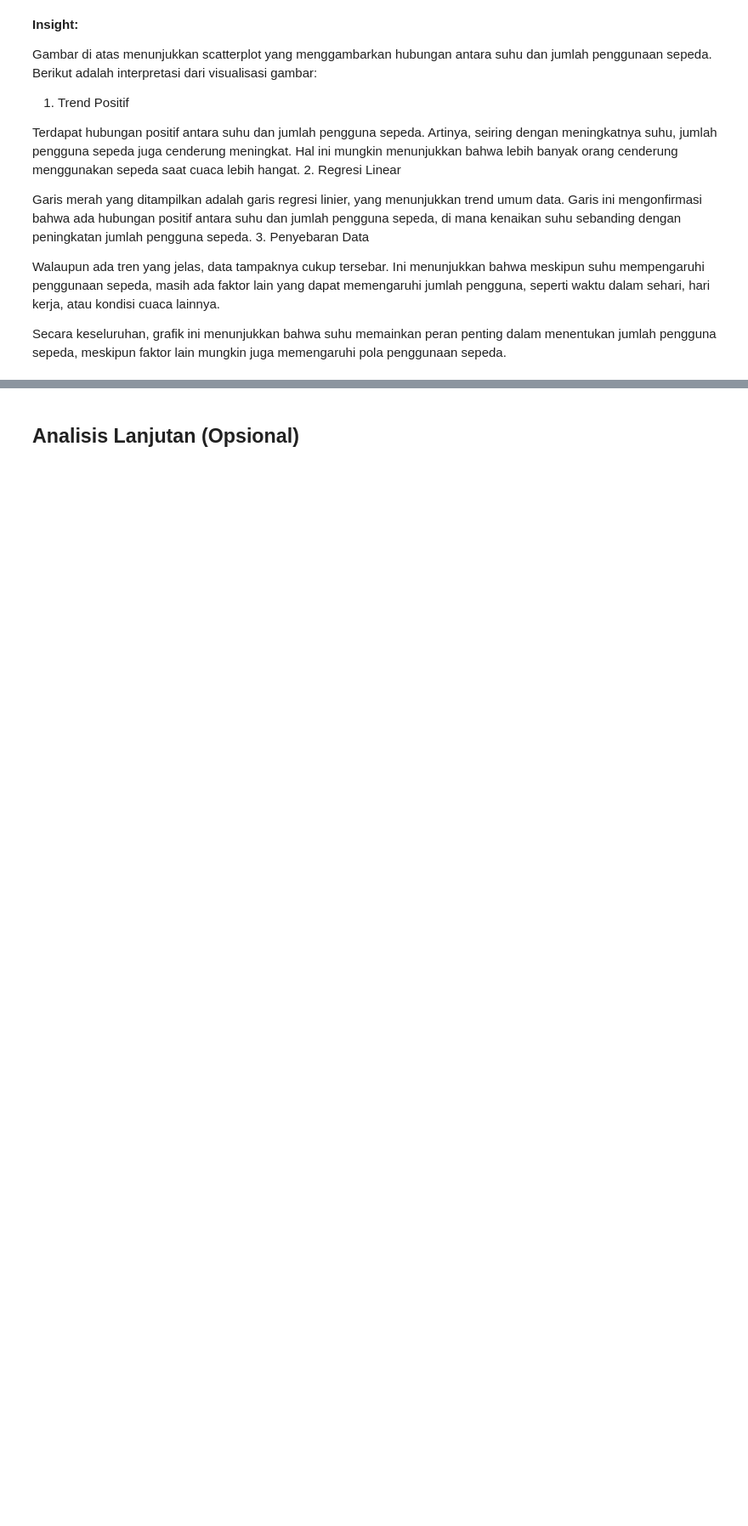
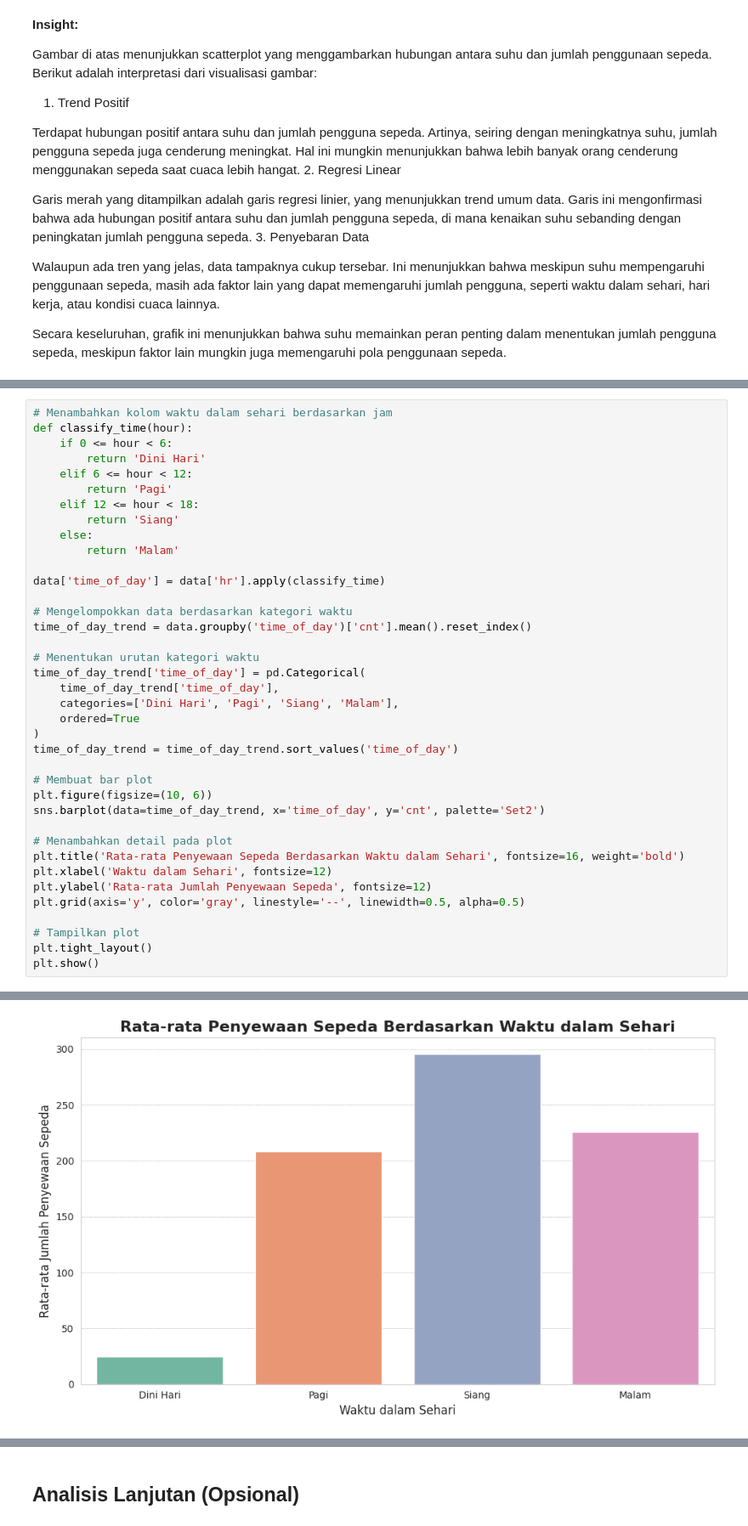
Before and after one commit to zidnytaqiya/AnalisisDataIDCamp, a Jupyter notebook: Proyek_Analisis_Data.ipynb, the cells around one changed output, grey strips where cells are left out. Shown: that part at 85% size. Saved outputs shown, nothing was run; the diff lists cells and outputs as text; blank space fills up the shorter version.

```diff
--- a/Proyek_Analisis_Data.ipynb
+++ b/Proyek_Analisis_Data.ipynb
@@ -281,0 +315,39 @@ Secara keseluruhan, grafik ini menunjukkan bahwa suhu memainkan peran penting da
+# %%
+# Menambahkan kolom waktu dalam sehari berdasarkan jam
+def classify_time(hour):
+    if 0 <= hour < 6:
+        return 'Dini Hari'
+    elif 6 <= hour < 12:
+        return 'Pagi'
+    elif 12 <= hour < 18:
+        return 'Siang'
+    else:
+        return 'Malam'
+
+data['time_of_day'] = data['hr'].apply(classify_time)
+
+# Mengelompokkan data berdasarkan kategori waktu
+time_of_day_trend = data.groupby('time_of_day')['cnt'].mean().reset_index()
+
+# Menentukan urutan kategori waktu
+time_of_day_trend['time_of_day'] = pd.Categorical(
+    time_of_day_trend['time_of_day'],
+    categories=['Dini Hari', 'Pagi', 'Siang', 'Malam'],
+    ordered=True
+)
+time_of_day_trend = time_of_day_trend.sort_values('time_of_day')
+
+# Membuat bar plot
+plt.figure(figsize=(10, 6))
+sns.barplot(data=time_of_day_trend, x='time_of_day', y='cnt', palette='Set2')
+
+# Menambahkan detail pada plot
+plt.title('Rata-rata Penyewaan Sepeda Berdasarkan Waktu dalam Sehari', fontsize=16, weight='bold')
+plt.xlabel('Waktu dalam Sehari', fontsize=12)
+plt.ylabel('Rata-rata Jumlah Penyewaan Sepeda', fontsize=12)
+plt.grid(axis='y', color='gray', linestyle='--', linewidth=0.5, alpha=0.5)
+
+# Tampilkan plot
+plt.tight_layout()
+plt.show()
+# %% [output]
@@ -281,0 +357 @@ Secara keseluruhan, grafik ini menunjukkan bahwa suhu memainkan peran penting da
+[figure, added]
```
Also changed, not shown: parts of 20 cells of this notebook.
